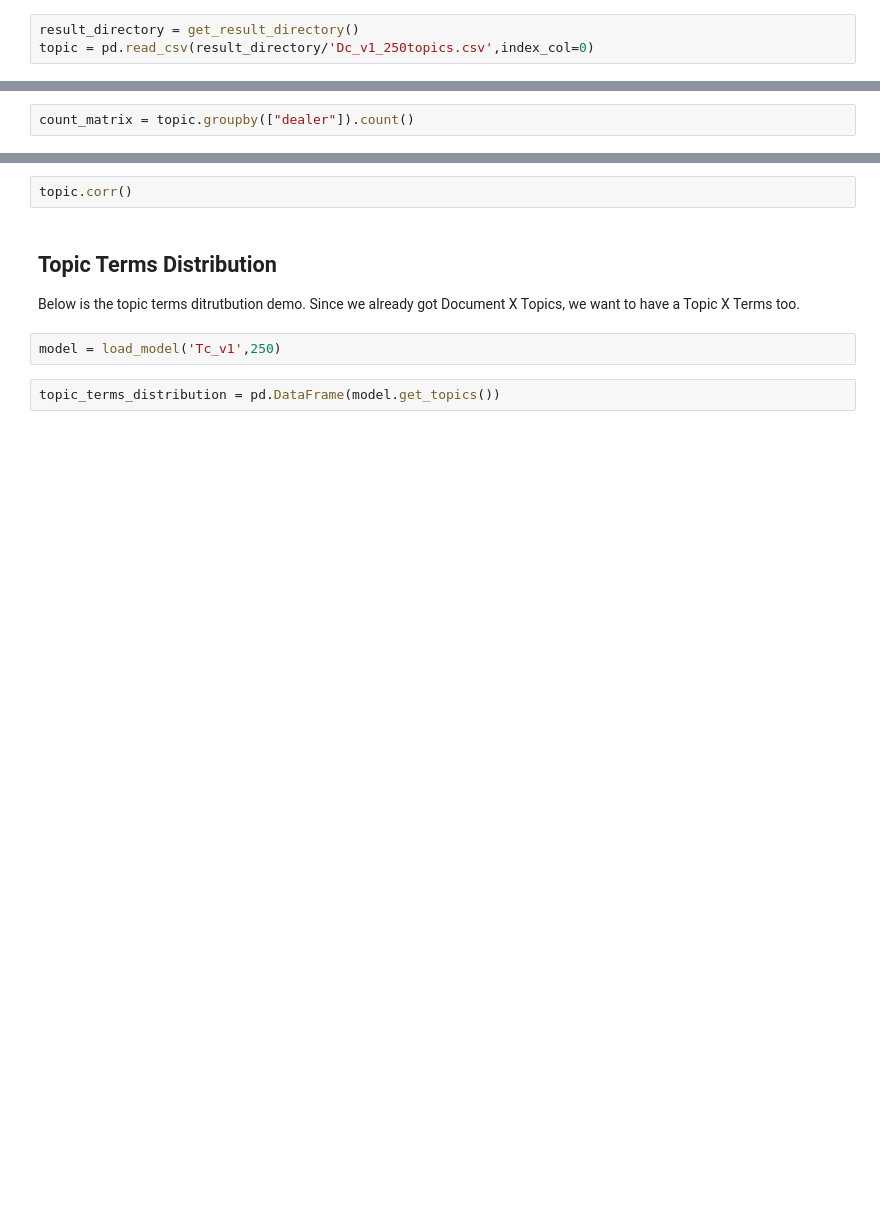
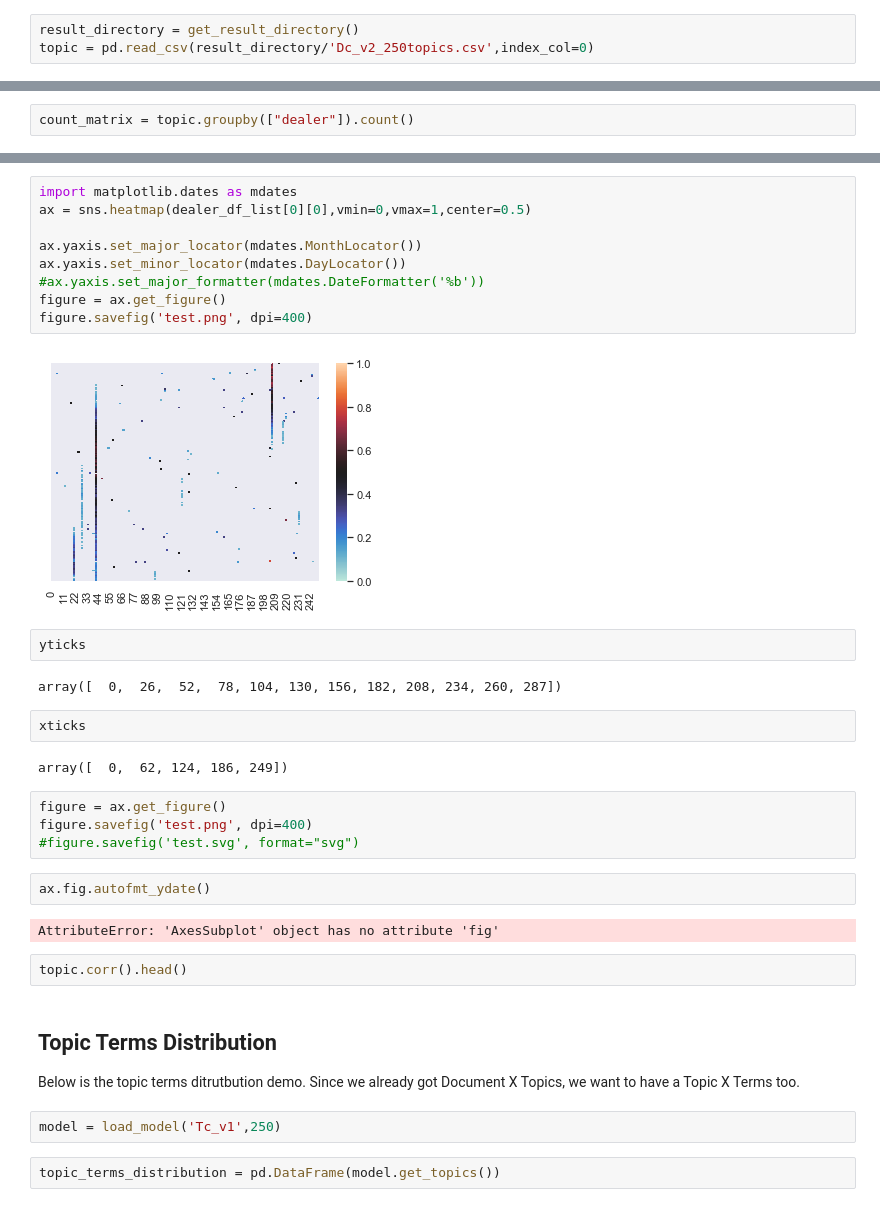
Before and after one commit to raymond180/FINRA_TRACE, a Jupyter notebook: TopicModeling/topic_modeling_gensimLDA_analysis.ipynb, the cells around one changed output, grey strips where cells are left out. Saved outputs shown, nothing was run; the diff lists cells and outputs as text; blank space fills up the shorter version.

```diff
--- a/TopicModeling/topic_modeling_gensimLDA_analysis.ipynb
+++ b/TopicModeling/topic_modeling_gensimLDA_analysis.ipynb
@@ -57,4 +67,4 @@ plotly.offline.iplot(fig, filename='datetime-heatmap')
 4. Tc_v1: 1 document for (buyer,seller,year)
 # %%
 result_directory = get_result_directory()
-topic = pd.read_csv(result_directory/'Dc_v1_250topics.csv',index_col=0)
+topic = pd.read_csv(result_directory/'Dc_v2_250topics.csv',index_col=0)
@@ -79,5 +314,32 @@ topic.describe()
+# %%
+import matplotlib.dates as mdates
+ax = sns.heatmap(dealer_df_list[0][0],vmin=0,vmax=1,center=0.5)
+
+ax.yaxis.set_major_locator(mdates.MonthLocator())
+ax.yaxis.set_minor_locator(mdates.DayLocator())
+#ax.yaxis.set_major_formatter(mdates.DateFormatter('%b'))
+figure = ax.get_figure()
+figure.savefig('test.png', dpi=400)
+# %% [output]
+[figure, added]
+# %%
+yticks
+# %% [output]
+array([  0,  26,  52,  78, 104, 130, 156, 182, 208, 234, 260, 287])
+# %%
+xticks
+# %% [output]
+array([  0,  62, 124, 186, 249])
+# %%
+figure = ax.get_figure()
+figure.savefig('test.png', dpi=400)
+#figure.savefig('test.svg', format="svg")
+# %%
+ax.fig.autofmt_ydate()
+# %% [output]
+AttributeError: 'AxesSubplot' object has no attribute 'fig'
 # %%
-topic.corr()
+topic.corr().head()
 # %% [markdown]
 ## Topic Terms Distribution
 Below is the topic terms ditrutbution demo. Since we already got Document X Topics, we want to have a Topic X Terms too.
```
Also changed, not shown: parts of 20 cells of this notebook, 6 other files.
